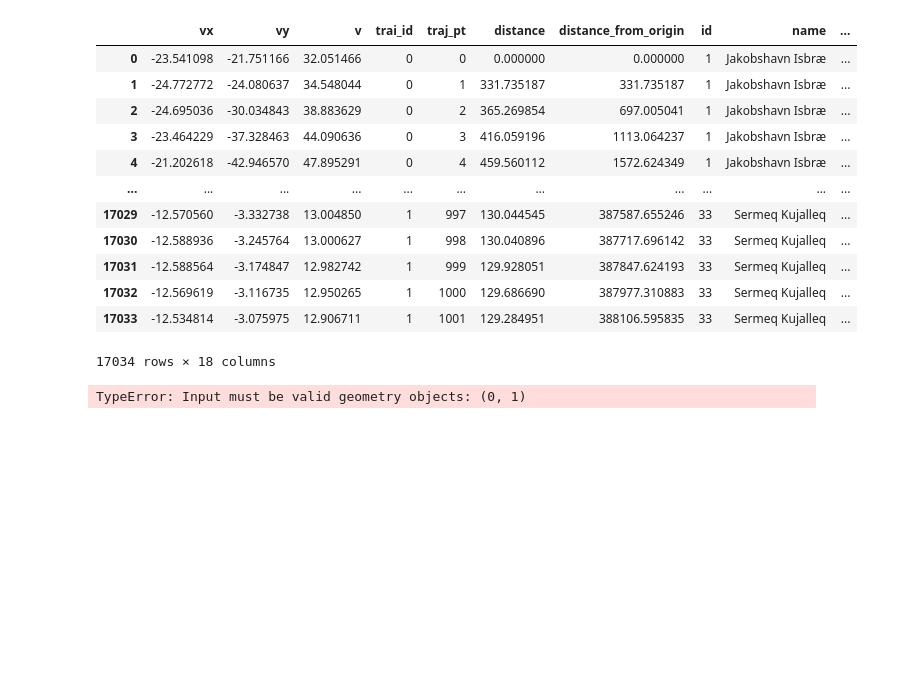
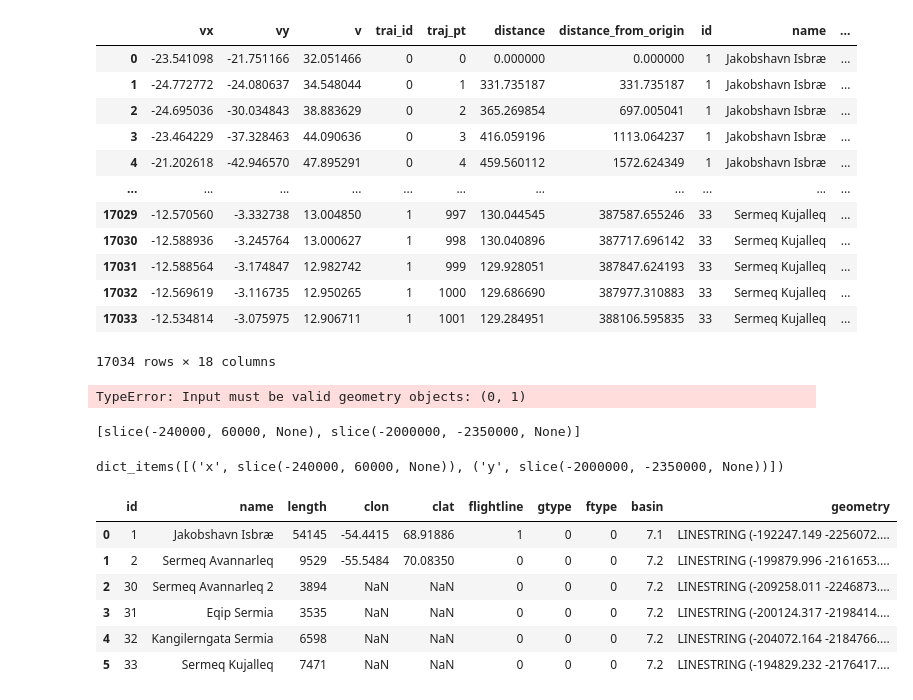
Before and after one commit to pism/glacier-flow-tools, a Jupyter notebook: notebooks/trajectory.ipynb, the cells around one changed output. Drawn from its saved outputs; the diff is of its cells as text; code cells hidden in the pictures; blank space fills up the shorter version.

```diff
--- a/notebooks/trajectory.ipynb
+++ b/notebooks/trajectory.ipynb
@@ -353,3 +363,21 @@ result
 gp.GeoDataFrame(geometry=[(0, 1), (0, 2)])
 # %% [output]
 TypeError: Input must be valid geometry objects: (0, 1)
+# %%
+[f[1]  for f in jak_extent.items()]
+# %% [output]
+[slice(-240000, 60000, None), slice(-2000000, -2350000, None)]
+# %%
+jak_extent.items()
+# %% [output]
+dict_items([('x', slice(-240000, 60000, None)), ('y', slice(-2000000, -2350000, None))])
+# %%
+stp
+# %% [output]
+|  | id | name | length | clon | clat | flightline | gtype | ftype | basin | geometry |
+| 0 | 1 | Jakobshavn Isbræ | 54145 | -54.4415 | 68.91886 | 1 | 0 | 0 | 7.1 | LINESTRING (-192247.149 -2256072.... |
+| 1 | 2 | Sermeq Avannarleq | 9529 | -55.5484 | 70.08350 | 0 | 0 | 0 | 7.2 | LINESTRING (-199879.996 -2161653.... |
+| 2 | 30 | Sermeq Avannarleq 2 | 3894 | NaN | NaN | 0 | 0 | 0 | 7.2 | LINESTRING (-209258.011 -2246873.... |
+| 3 | 31 | Eqip Sermia | 3535 | NaN | NaN | 0 | 0 | 0 | 7.2 | LINESTRING (-200124.317 -2198414.... |
+| 4 | 32 | Kangilerngata Sermia | 6598 | NaN | NaN | 0 | 0 | 0 | 7.2 | LINESTRING (-204072.164 -2184766.... |
+| 5 | 33 | Sermeq Kujalleq | 7471 | NaN | NaN | 0 | 0 | 0 | 7.2 | LINESTRING (-194829.232 -2176417.... |
```
Also changed, not shown: parts of 5 cells of this notebook, 4 other files.
